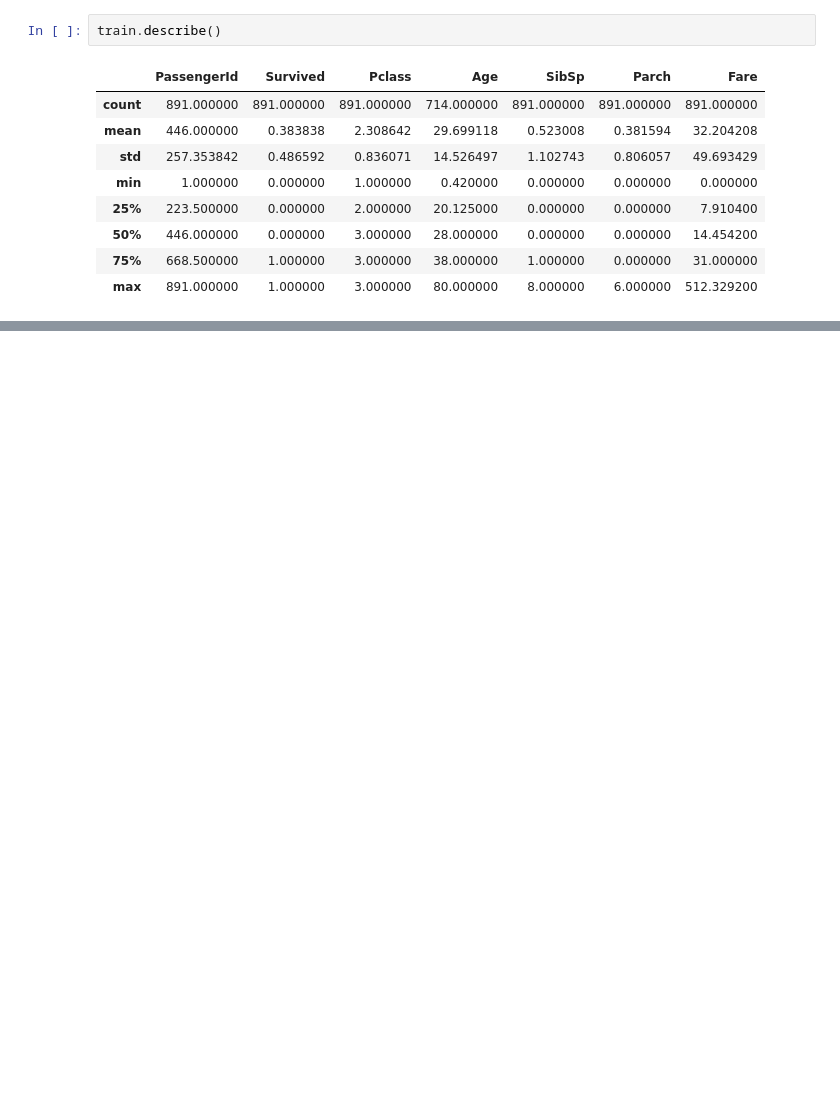
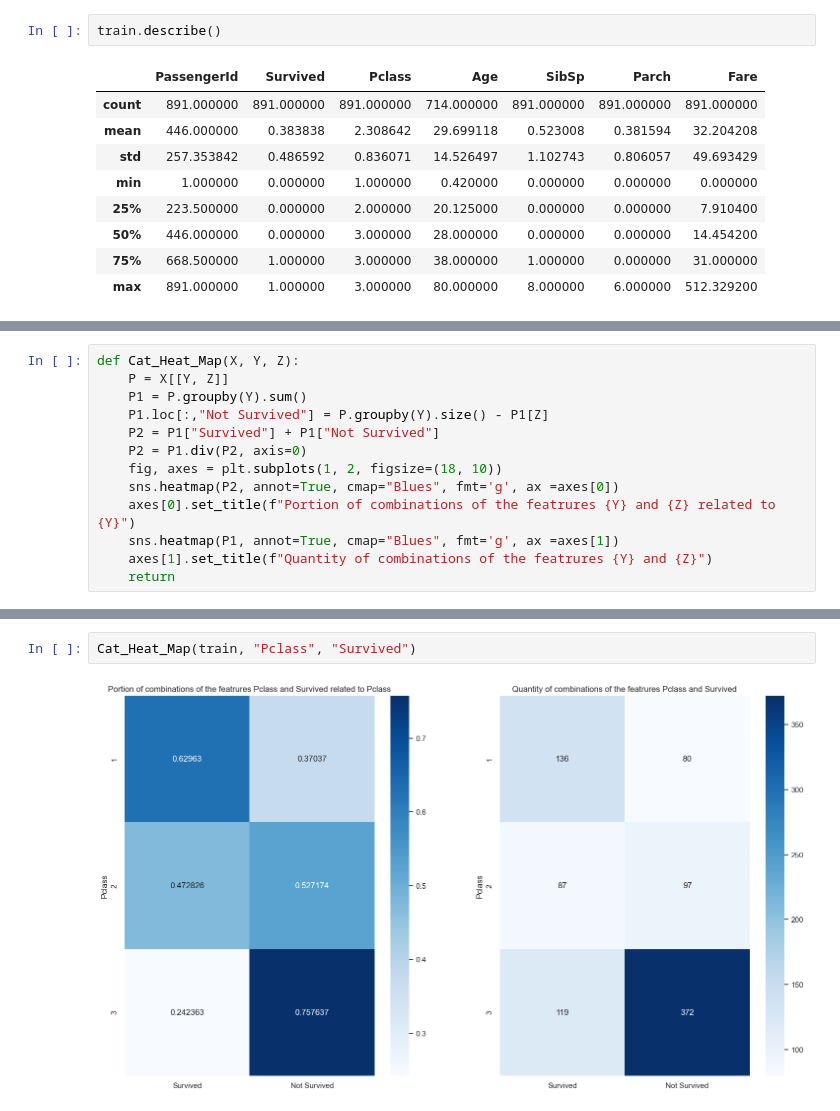
Before and after one commit to Jannis997/ML, a Jupyter notebook: Projects/Kaggle_Competitions/Titanic.ipynb, the cells around one changed output, grey strips where cells are left out. Cells and saved outputs as stored; diff of their text form; blank space fills up the shorter version.

```diff
--- a/Projects/Kaggle_Competitions/Titanic.ipynb
+++ b/Projects/Kaggle_Competitions/Titanic.ipynb
@@ -319,0 +131,13 @@ forest_scores.mean()
+# %%
+def Cat_Heat_Map(X, Y, Z):
+    P = X[[Y, Z]]
+    P1 = P.groupby(Y).sum()
+    P1.loc[:,"Not Survived"] = P.groupby(Y).size() - P1[Z]
+    P2 = P1["Survived"] + P1["Not Survived"]
+    P2 = P1.div(P2, axis=0)
+    fig, axes = plt.subplots(1, 2, figsize=(18, 10))
+    sns.heatmap(P2, annot=True, cmap="Blues", fmt='g', ax =axes[0])
+    axes[0].set_title(f"Portion of combinations of the featrures {Y} and {Z} related to {Y}")
+    sns.heatmap(P1, annot=True, cmap="Blues", fmt='g', ax =axes[1])
+    axes[1].set_title(f"Quantity of combinations of the featrures {Y} and {Z}")
+    return
@@ -319,0 +168,4 @@ forest_scores.mean()
+# %%
+Cat_Heat_Map(train, "Pclass", "Survived")
+# %% [output]
+[figure, added]
```
Also changed, not shown: parts of 80 cells of this notebook.
